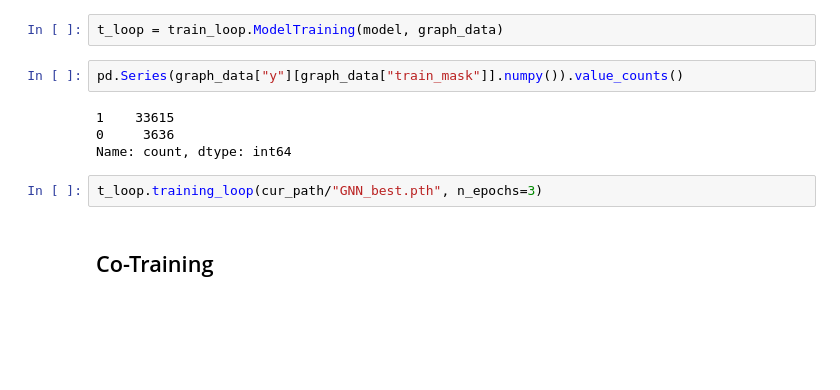
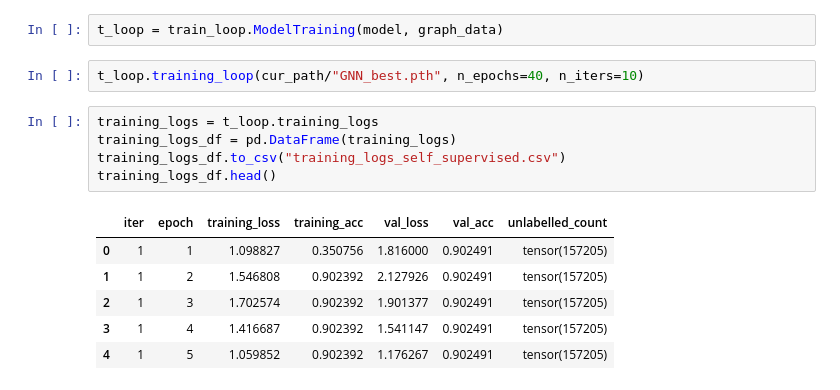
Before and after one commit to alenreuel/data_science_projects, a Jupyter notebook: bitcoin_GNN/notebook.ipynb, the cells around one changed output. Cells and saved outputs as stored; diff of their text form; blank space fills up the shorter version.

```diff
--- a/bitcoin_GNN/notebook.ipynb
+++ b/bitcoin_GNN/notebook.ipynb
@@ -288,13 +288,17 @@ len(graph_data.val_mask)
 model = NN_models.GNN_Model(graph_data["X"].shape[1], 1024, 1, 5, 0.1)
 # %%
 t_loop = train_loop.ModelTraining(model, graph_data)
-# %%
-pd.Series(graph_data["y"][graph_data["train_mask"]].numpy()).value_counts()
-# %% [output]
-1    33615
-0     3636
-Name: count, dtype: int64
 # %%
-t_loop.training_loop(cur_path/"GNN_best.pth", n_epochs=3)
+t_loop.training_loop(cur_path/"GNN_best.pth", n_epochs=40, n_iters=10)
-# %% [markdown]
-## Co-Training
+# %%
+training_logs = t_loop.training_logs
+training_logs_df = pd.DataFrame(training_logs)
+training_logs_df.to_csv("training_logs_self_supervised.csv")
+training_logs_df.head()
+# %% [output]
+|  | iter | epoch | training_loss | training_acc | val_loss | val_acc | unlabelled_count |
+| 0 | 1 | 1 | 1.098827 | 0.350756 | 1.816000 | 0.902491 | tensor(157205) |
+| 1 | 1 | 2 | 1.546808 | 0.902392 | 2.127926 | 0.902491 | tensor(157205) |
+| 2 | 1 | 3 | 1.702574 | 0.902392 | 1.901377 | 0.902491 | tensor(157205) |
+| 3 | 1 | 4 | 1.416687 | 0.902392 | 1.541147 | 0.902491 | tensor(157205) |
+| 4 | 1 | 5 | 1.059852 | 0.902392 | 1.176267 | 0.902491 | tensor(157205) |
```
Also changed, not shown: parts of 1 cell of this notebook, 2 other files.
